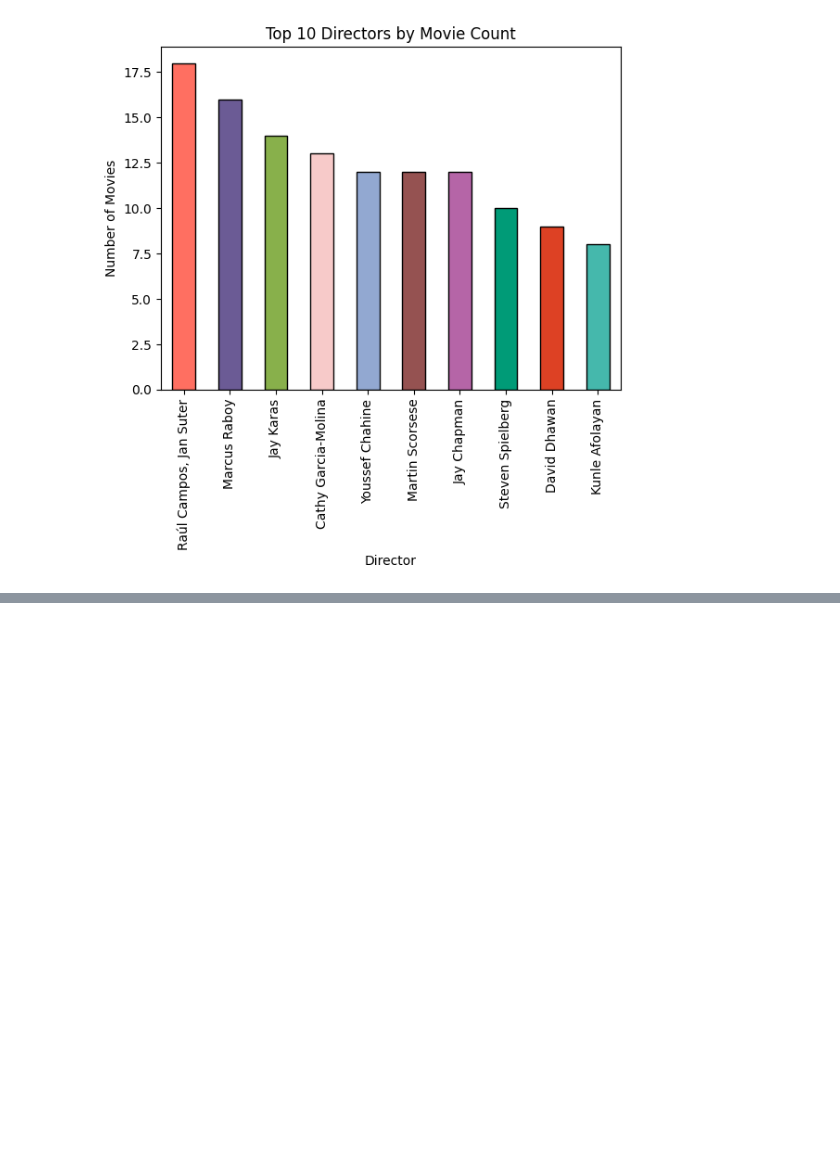
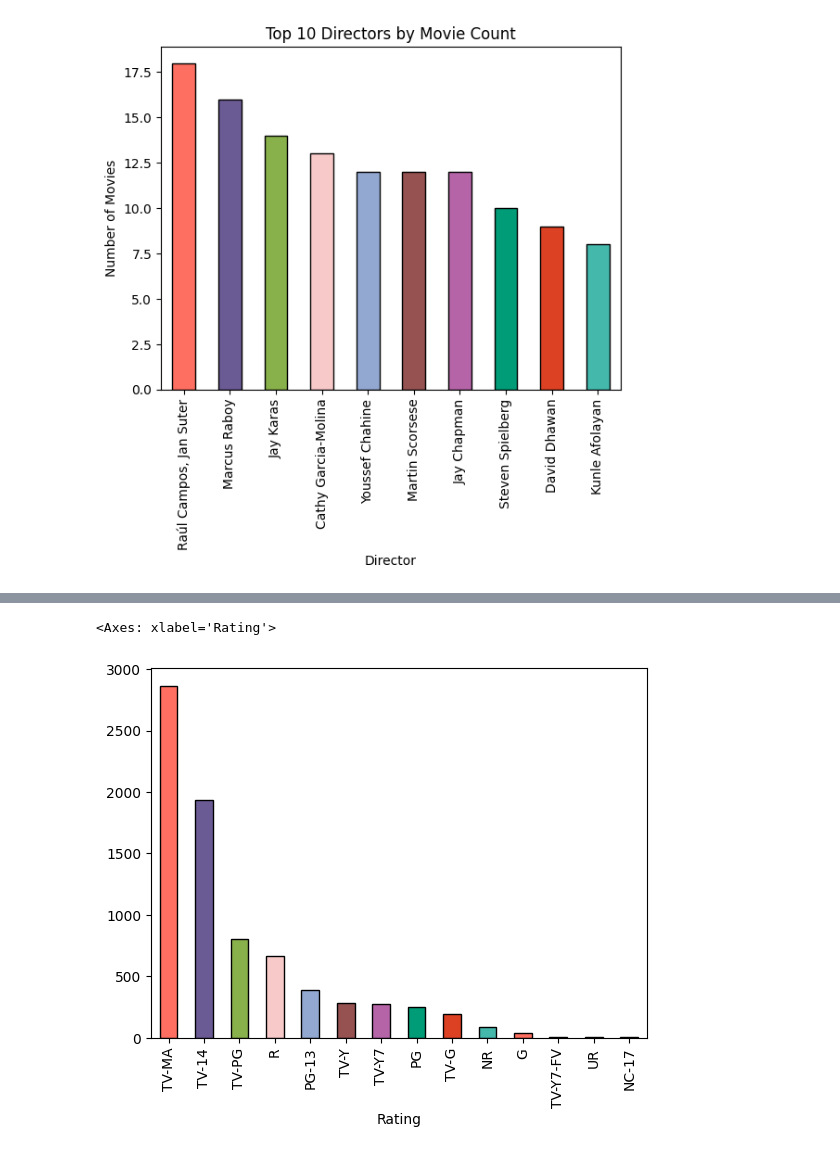
Before and after one commit to shahahmad-dev/Data-Analysis-On-Netflix, a Jupyter notebook: Data-Analysis-On-Netflix.ipynb, the cells around one changed output, grey strips where cells are left out. Cells and saved outputs as stored; diff of their text form; code cells hidden in the pictures; blank space fills up the shorter version.

```diff
--- a/Data-Analysis-On-Netflix.ipynb
+++ b/Data-Analysis-On-Netflix.ipynb
@@ -388,0 +434,10 @@ plt.show()
+# %%
+df['Rating'].value_counts().plot(
+    kind='bar',
+    color=['#FF6F61', '#6B5B95', '#88B04B', '#F7CAC9', '#92A8D1',
+           '#955251', '#B565A7', '#009B77', '#DD4124', '#45B8AC'],
+    edgecolor='black'
+)
+# %% [output]
+<Axes: xlabel='Rating'>
+[figure, added]
```
Also changed, not shown: parts of 9 cells of this notebook.
